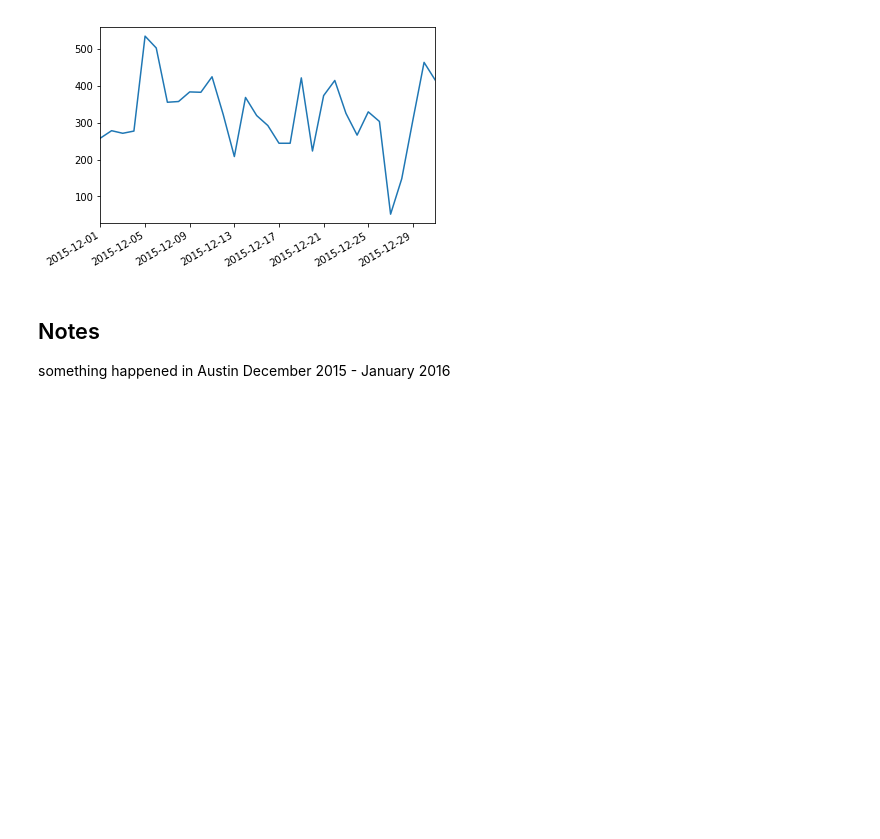
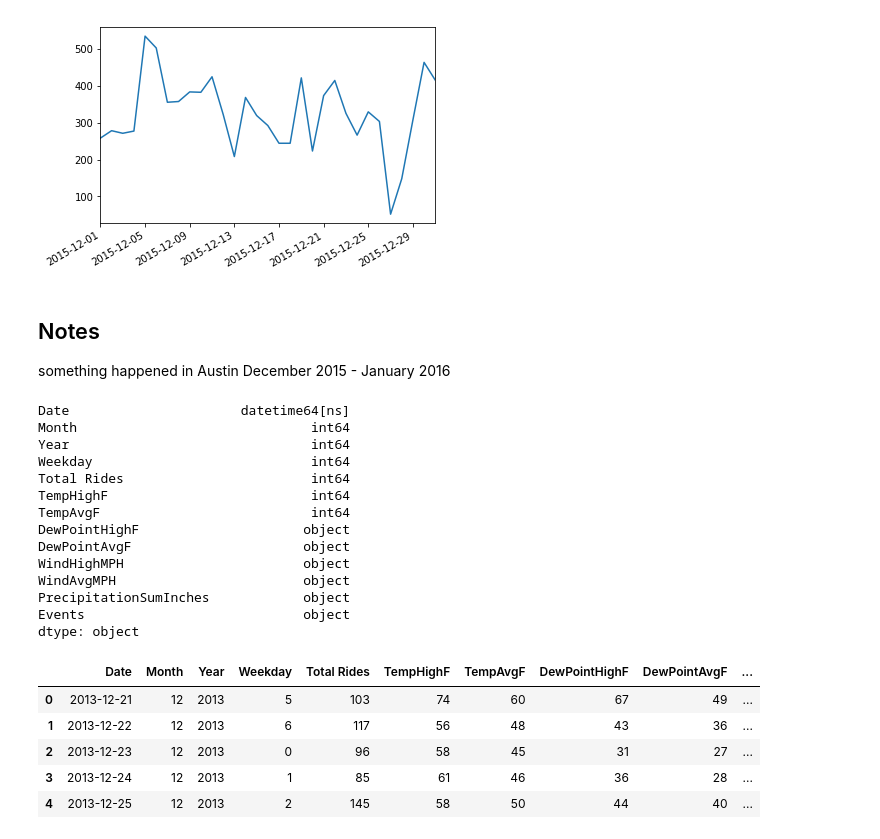
Before and after one commit to danny305/Austin-bike-project, a Jupyter notebook: Danny_Feature_Engr.ipynb, the cells around one changed output. Cells and saved outputs as stored; diff of their text form; code cells hidden in the pictures; blank space fills up the shorter version.

```diff
--- a/Danny_Feature_Engr.ipynb
+++ b/Danny_Feature_Engr.ipynb
@@ -229,3 +241,34 @@ for name, group in rides_each_month:
 # %% [markdown]
 ## Notes
 something happened in Austin December 2015 - January 2016
+# %%
+filt_weather_df = weather_df[['Date','TempHighF','TempAvgF','DewPointHighF', 'DewPointAvgF',
+                              'WindHighMPH','WindAvgMPH','PrecipitationSumInches','Events']]
+
+#print(day_stats.dtypes)
+# filt_weather_df.Events.value_counts()
+#merge_df = pd.concat([day_stats, filt_weather_df], join='inner', axis=1)
+merge_df = pd.merge(day_stats, filt_weather_df, on='Date')
+print(merge_df.dtypes)
+merge_df.head()
+# %% [output]
+Date                      datetime64[ns]
+Month                              int64
+Year                               int64
+Weekday                            int64
+Total Rides                        int64
+TempHighF                          int64
+TempAvgF                           int64
+DewPointHighF                     object
+DewPointAvgF                      object
+WindHighMPH                       object
+WindAvgMPH                        object
+PrecipitationSumInches            object
+Events                            object
+dtype: object
+|  | Date | Month | Year | Weekday | Total Rides | TempHighF | TempAvgF | DewPointHighF | DewPointAvgF | ... |
+| 0 | 2013-12-21 | 12 | 2013 | 5 | 103 | 74 | 60 | 67 | 49 | ... |
+| 1 | 2013-12-22 | 12 | 2013 | 6 | 117 | 56 | 48 | 43 | 36 | ... |
+| 2 | 2013-12-23 | 12 | 2013 | 0 | 96 | 58 | 45 | 31 | 27 | ... |
+| 3 | 2013-12-24 | 12 | 2013 | 1 | 85 | 61 | 46 | 36 | 28 | ... |
+| 4 | 2013-12-25 | 12 | 2013 | 2 | 145 | 58 | 50 | 44 | 40 | ... |
```
Also changed, not shown: parts of 6 cells of this notebook.
